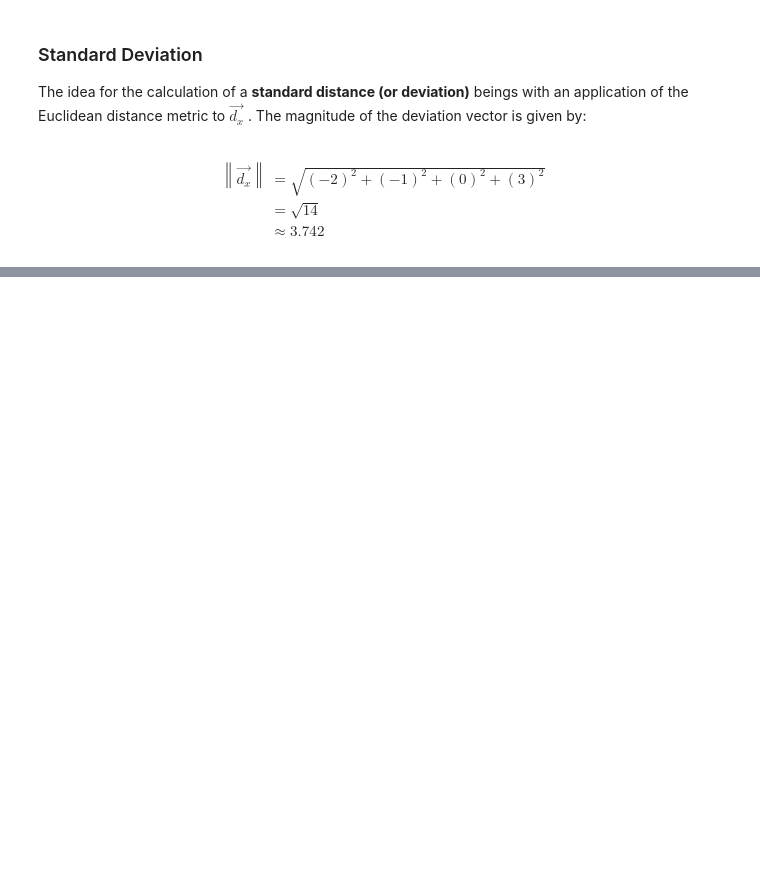
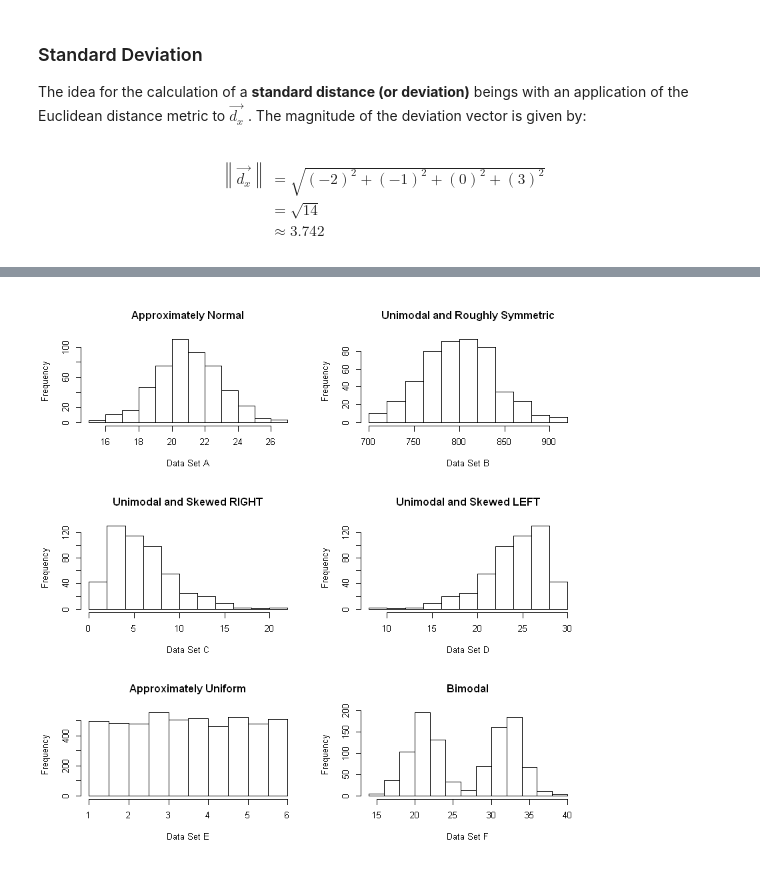
Before and after one commit to StraightDraw/probstat, a Jupyter notebook: S1a.ipynb, the cells around one changed output, grey strips where cells are left out. Saved outputs shown, nothing was run; the diff lists cells and outputs as text; code cells hidden in the pictures; blank space fills up the shorter version.

```diff
--- a/S1a.ipynb
+++ b/S1a.ipynb
@@ -141,0 +187,18 @@ $$\begin{align*}
+# %%
+set.seed(844)
+setA <- rnorm(500,21,2)
+setB <- rchisq(500,df=800)
+setC <- rchisq(500,df=6)
+setD <- -1*setC+30
+setE <- runif(5000,min=1,max=6)
+setF <- c(rnorm(500,21,2),rnorm(500,32,2))
+
+par(mfrow=c(3,2))
+hist(setA,main="Approximately Normal", xlab="Data Set A")
+hist(setB,main="Unimodal and Roughly Symmetric", xlab="Data Set B")
+hist(setC,main="Unimodal and Skewed RIGHT", xlab="Data Set C")
+hist(setD,main="Unimodal and Skewed LEFT", xlab="Data Set D")
+hist(setE,main="Approximately Uniform", xlab="Data Set E")
+hist(setF,main="Bimodal", xlab="Data Set F")
+# %% [output]
+[figure, added]
```
Also changed, not shown: parts of 7 cells of this notebook, 18 other files.
